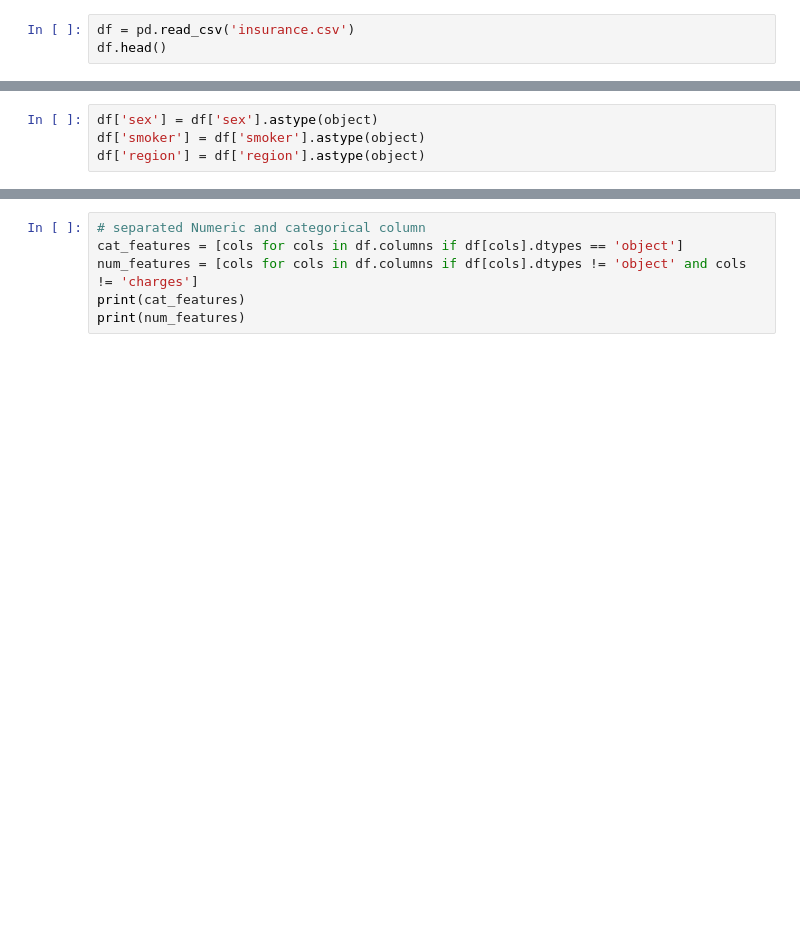
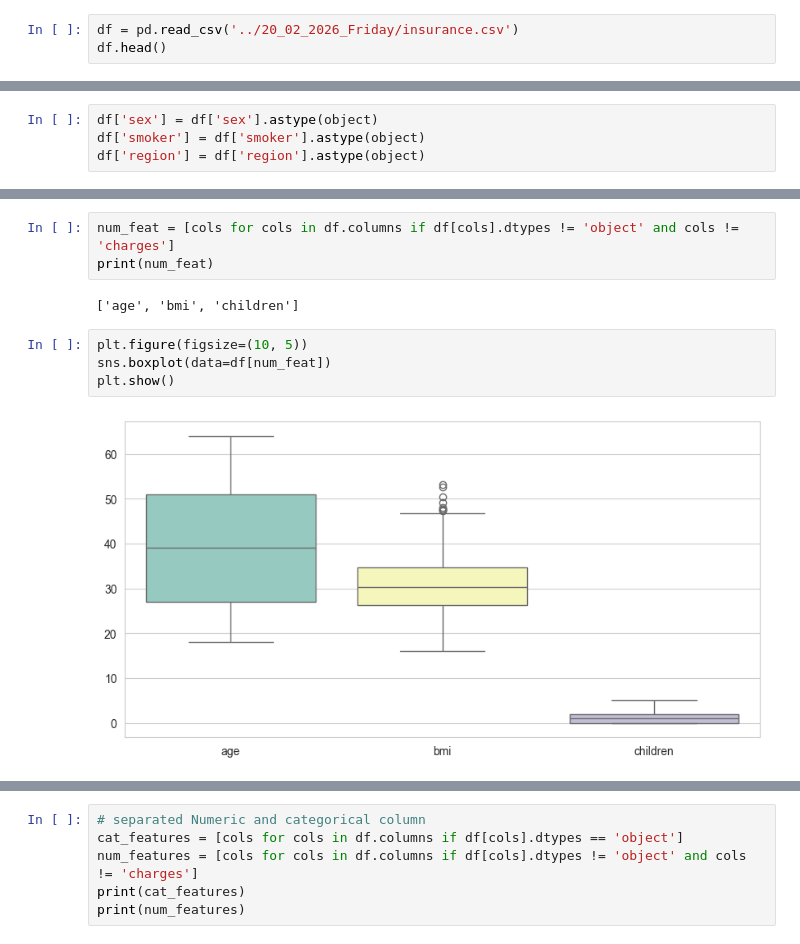
Before and after one commit to ALokYadav05/Internship_Practice, a Jupyter notebook: 19_02_2026_Thursday/Linear_regression_insurance.ipynb, the cells around one changed output, grey strips where cells are left out. Drawn from its saved outputs; the diff is of its cells as text; blank space fills up the shorter version.

```diff
--- a/19_02_2026_Thursday/Linear_regression_insurance.ipynb
+++ b/19_02_2026_Thursday/Linear_regression_insurance.ipynb
@@ -10,7 +10,7 @@ from sklearn.compose import ColumnTransformer
 import warnings
 warnings.filterwarnings("ignore")
 # %%
-df = pd.read_csv('insurance.csv')
+df = pd.read_csv('../20_02_2026_Friday/insurance.csv')
 df.head()
 # %% [output]
 |  | age | sex | bmi | children | smoker | region | charges |
@@ -175,0 +185,11 @@ df['region'] = df['region'].astype(object)
+# %%
+num_feat = [cols for cols in df.columns if df[cols].dtypes != 'object' and cols != 'charges']
+print(num_feat)
+# %% [output]
+['age', 'bmi', 'children']
+# %%
+plt.figure(figsize=(10, 5))
+sns.boxplot(data=df[num_feat])
+plt.show()
+# %% [output]
+[figure, added]
```
Also changed, not shown: parts of 9 cells of this notebook.
